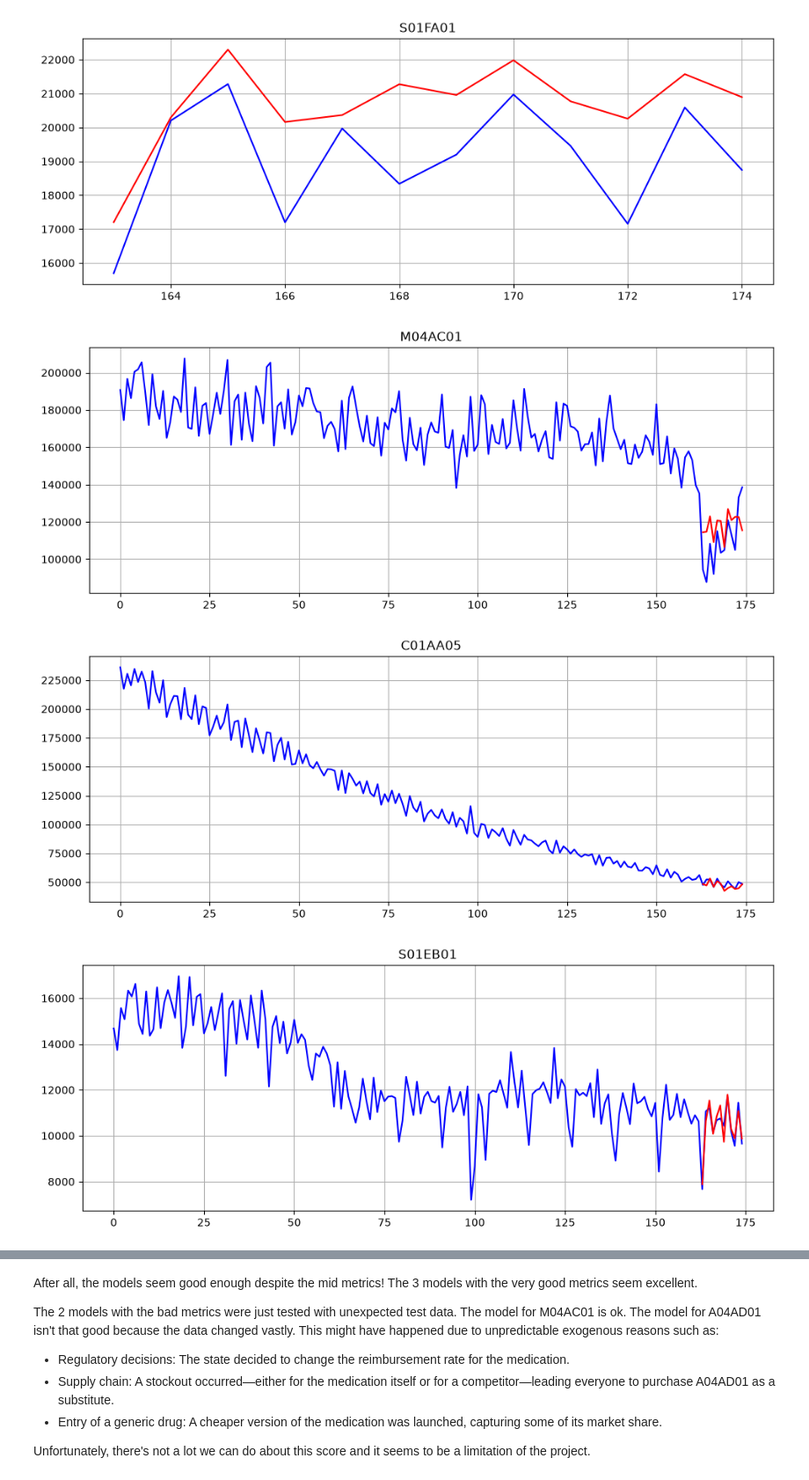
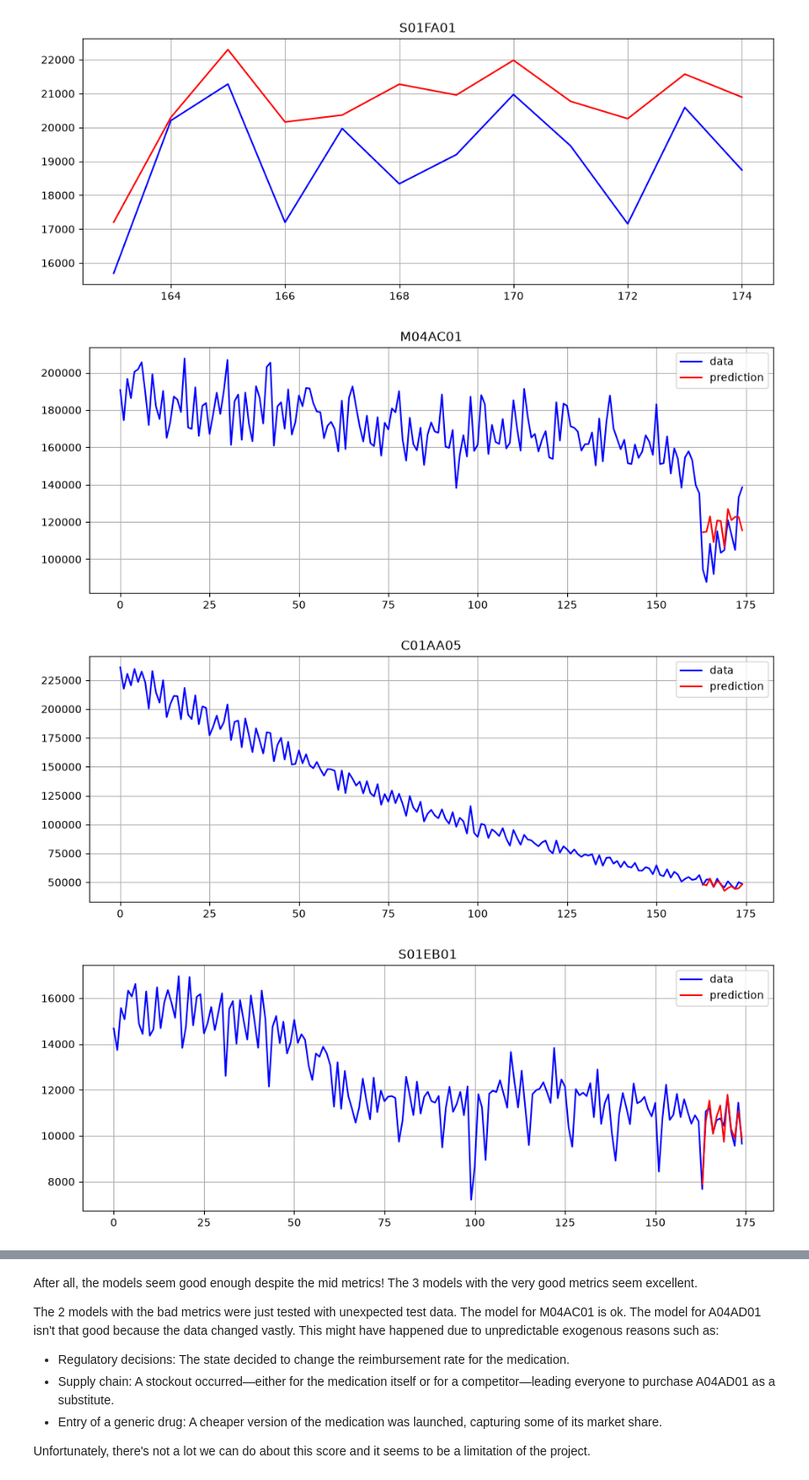
Before and after one commit to T0L1S/AgriPharm_Track3_EthnoHack_2026, a Jupyter notebook: src/agripharm_track3_ethnohack_2026/forecasting/model.ipynb, the cells around one changed output, grey strips where cells are left out. Shown at 88% size. Drawn from its saved outputs; the diff is of its cells as text; code cells hidden in the pictures.

```diff
--- a/src/agripharm_track3_ethnohack_2026/forecasting/model.ipynb
+++ b/src/agripharm_track3_ethnohack_2026/forecasting/model.ipynb
@@ -154,13 +154,14 @@ for code in codes:
 # %%
 for code in codes:
     plt.figure(figsize=(10,4))
-    plt.plot(data[code], "b")
-    plt.plot(forecast_df[code], "r")
+    plt.plot(data[code], "b", label="data")
+    plt.plot(forecast_df[code], "r", label="prediction")
     plt.title(code)
     plt.grid()
+    plt.legend()
     plt.tight_layout()
     plt.show()
 # %% [output]
-[figure, old version]
+[figure, new version]
-[figure, old version]
+[figure, new version]
-[figure, old version]
+[figure, new version]
```
Also changed, not shown: parts of 10 cells of this notebook, 1 other file.
